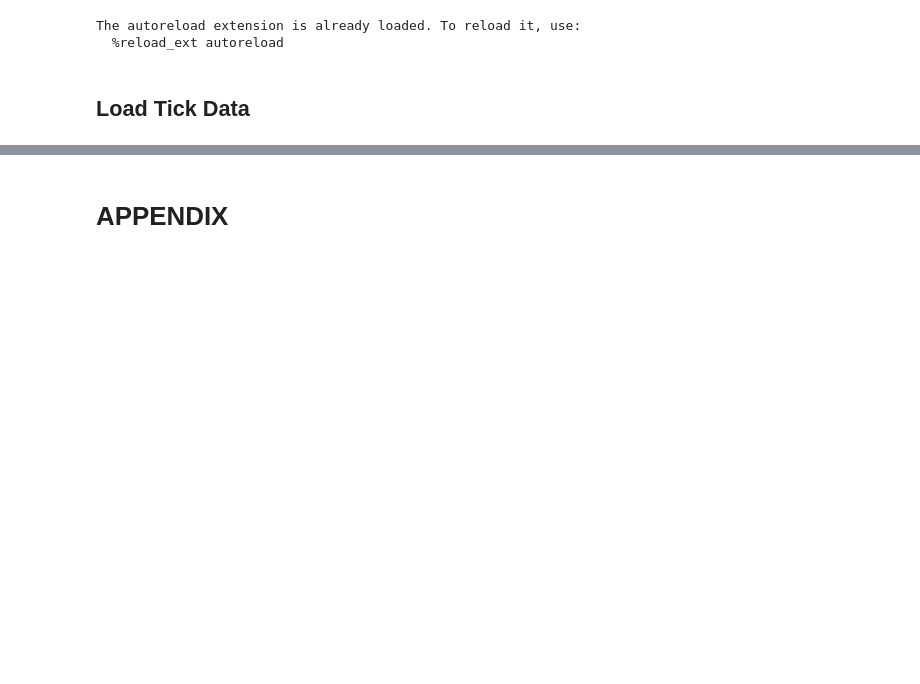
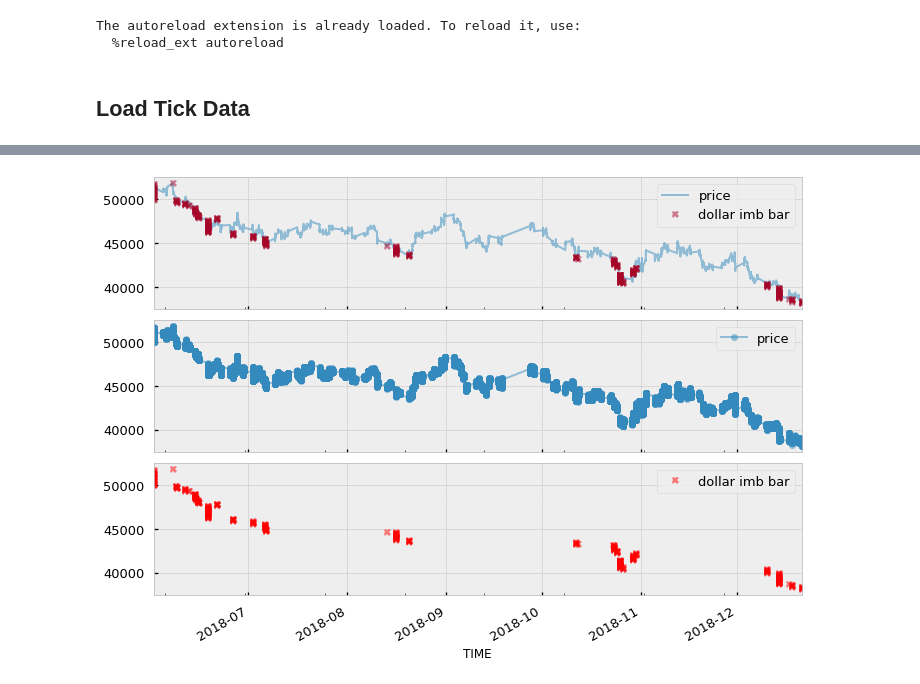
Before and after one commit to cw-jang/adv_finance, a Jupyter notebook: examples/Ch02/Ch02 DIB(A005930).ipynb, the cells around one changed output, grey strips where cells are left out. Drawn from its saved outputs; the diff is of its cells as text; code cells hidden in the pictures; blank space fills up the shorter version.

```diff
--- a/examples/Ch02/Ch02 DIB(A005930).ipynb
+++ b/examples/Ch02/Ch02 DIB(A005930).ipynb
@@ -78,2 +78,12 @@ TypeError: not enough arguments: expected 4, got 1
-# %% [markdown]
-# APPENDIX
+# %%
+test_imb_bars0 = (pd.DataFrame(imb_bars0, columns=['start', 'stop', 'Ts'])
+                 .drop_duplicates()
+)
+dv_imb_bars = df.PRICE.loc[test_imb_bars0.stop].drop_duplicates()
+df_imb_bars = df.loc[dv_imb_bars.index]
+# %%
+xDate = '2018'
+xdf, xtdf = bars.select_sample_data(df, df_imb_bars, 'PRICE', xDate)
+bars.plot_sample_data(xdf, xtdf, 'dollar imb bar', alpha=0.5, markersize=7)
+# %% [output]
+[figure, added]
```
Also changed, not shown: parts of 10 cells of this notebook, 2 other files.
